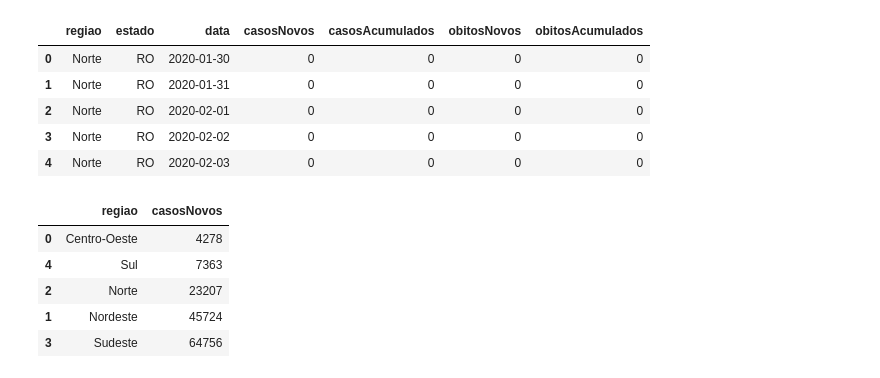
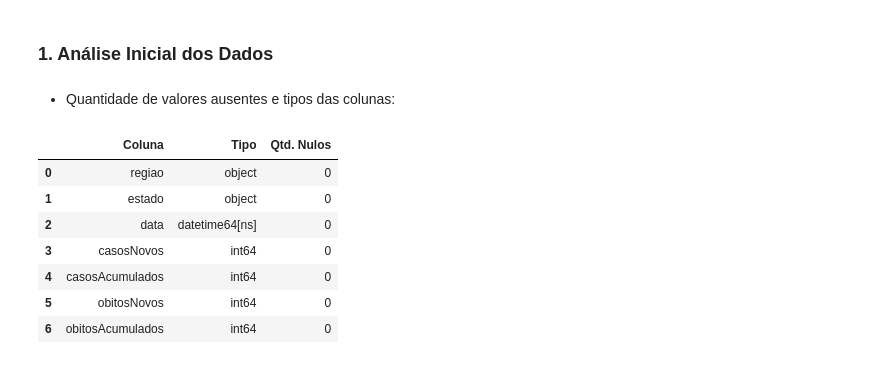
Before and after one commit to leocneves/COVID-19, a Jupyter notebook: notebooks/covid_main.ipynb, the cells around one changed output. Saved outputs shown, nothing was run; the diff lists cells and outputs as text; code cells hidden in the pictures.

```diff
--- a/notebooks/covid_main.ipynb
+++ b/notebooks/covid_main.ipynb
@@ -31,12 +48,20 @@ $( document ).ready(code_toggle);
+# %% [markdown]
+### 1. Análise Inicial dos Dados
 # %%
 df = pd.read_csv('../datasets/arquivo_geral.csv', sep=';')
-# %%
-df.head(5)
-# %% [output]
-|  | regiao | estado | data | casosNovos | casosAcumulados | obitosNovos | obitosAcumulados |
-| 0 | Norte | RO | 2020-01-30 | 0 | 0 | 0 | 0 |
-| 1 | Norte | RO | 2020-01-31 | 0 | 0 | 0 | 0 |
-| 2 | Norte | RO | 2020-02-01 | 0 | 0 | 0 | 0 |
-| 3 | Norte | RO | 2020-02-02 | 0 | 0 | 0 | 0 |
-| 4 | Norte | RO | 2020-02-03 | 0 | 0 | 0 | 0 |
+# %% [markdown]
+- Quantidade de valores ausentes e tipos das colunas:
+# %%
+pd.DataFrame(columns=['Coluna', 'Tipo', 'Qtd. Nulos'], data=np.array([df.columns.values,
+                                                             df.dtypes.values,
+                                                             df.isna().sum().values]).T)
+# %% [output]
+|  | Coluna | Tipo | Qtd. Nulos |
+| 0 | regiao | object | 0 |
+| 1 | estado | object | 0 |
+| 2 | data | datetime64[ns] | 0 |
+| 3 | casosNovos | int64 | 0 |
+| 4 | casosAcumulados | int64 | 0 |
+| 5 | obitosNovos | int64 | 0 |
+| 6 | obitosAcumulados | int64 | 0 |
 # %%
@@ -44,9 +69,0 @@ df['data'] = pd.to_datetime(df['data'], format='%Y-%m-%d')
-# %%
-df.groupby('regiao').sum()['casosNovos'].reset_index().sort_values('casosNovos')
-# %% [output]
-|  | regiao | casosNovos |
-| 0 | Centro-Oeste | 4278 |
-| 4 | Sul | 7363 |
-| 2 | Norte | 23207 |
-| 1 | Nordeste | 45724 |
-| 3 | Sudeste | 64756 |
```
Also changed, not shown: parts of 16 cells of this notebook.
